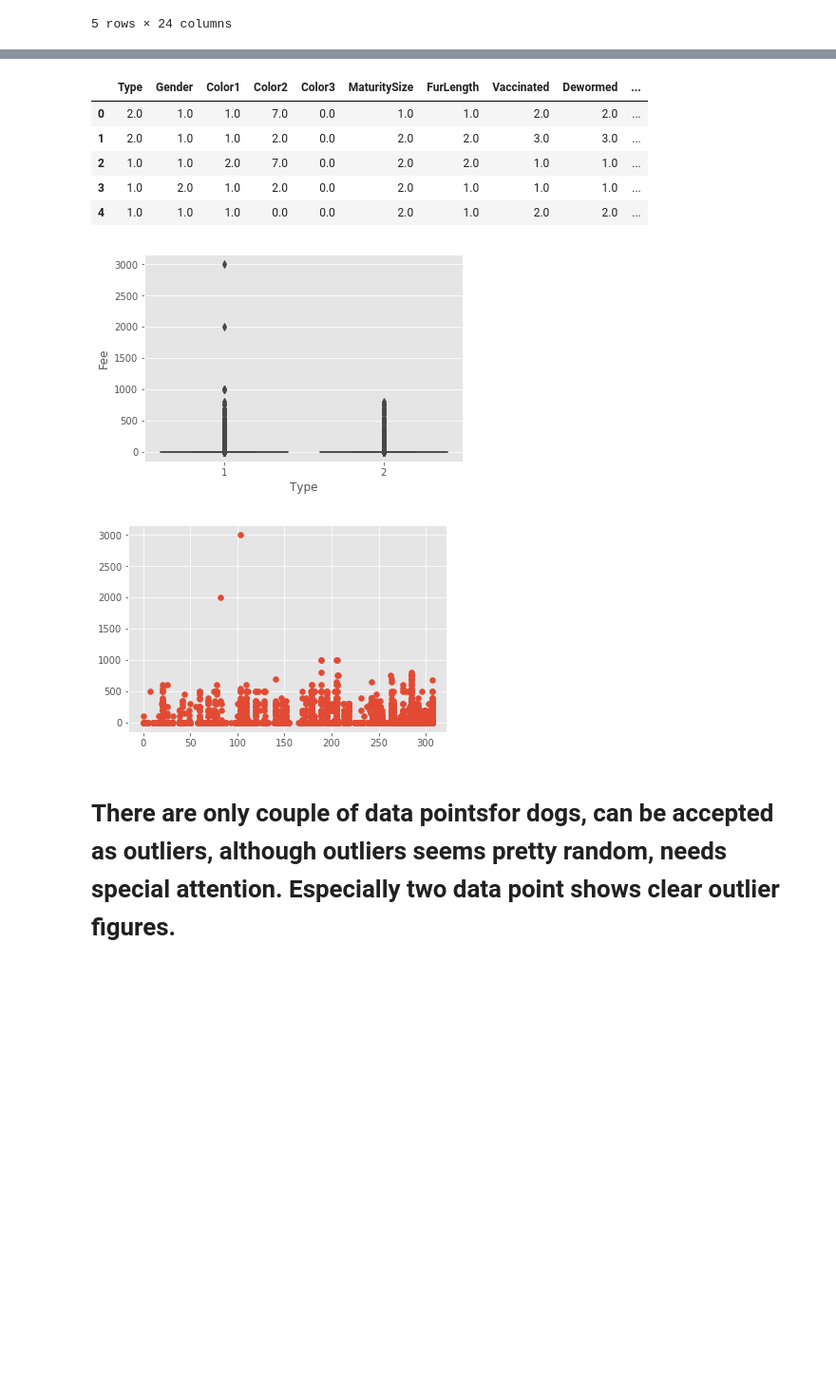
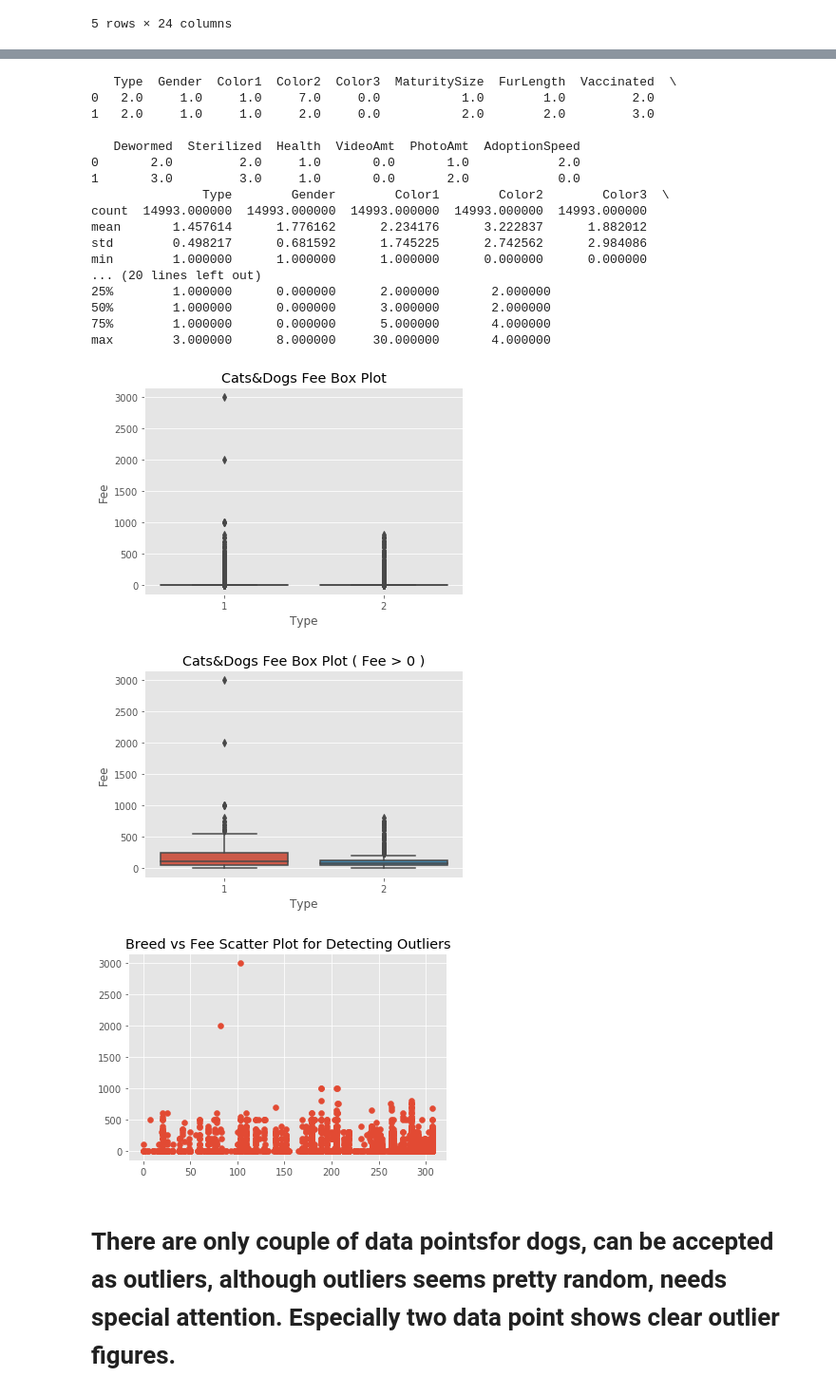
Before and after one commit to soultogi/Springboard, a Jupyter notebook: Pet_Adoption_Research.ipynb, the cells around one changed output, grey strips where cells are left out. Shown at 95% size. Saved outputs shown, nothing was run; the diff lists cells and outputs as text; code cells hidden in the pictures; blank space fills up the shorter version.

```diff
--- a/Pet_Adoption_Research.ipynb
+++ b/Pet_Adoption_Research.ipynb
@@ -66,26 +91,48 @@ df.describe()
 | 75% | 2.000000 | 12.000000 | 307.000000 | 179.000000 | 2.000000 | 3.000000 | 6.000000 | 5.000000 | 2.000000 | 2.000000 | ... |
 | max | 2.000000 | 255.000000 | 307.000000 | 307.000000 | 3.000000 | 7.000000 | 7.000000 | 7.000000 | 4.000000 | 3.000000 | ... |
 # %%
+# Most data was categorical and didn't give much information. These variables sliced
+# categorical descriptives checked.
+
 categoricals = [df.Type, df.Gender, df.Color1, df.Color2, df.Color3, df.MaturitySize, df.FurLength, df.Vaccinated, df.Dewormed, df.Sterilized, df.Health, df.VideoAmt, df.PhotoAmt, df.AdoptionSpeed]
 
 categoricals = pd.DataFrame(categoricals).T
 
-categoricals.head()
+print(categoricals.head(2))
+
+print(categoricals.describe())
 # %% [output]
-|  | Type | Gender | Color1 | Color2 | Color3 | MaturitySize | FurLength | Vaccinated | Dewormed | ... |
-| 0 | 2.0 | 1.0 | 1.0 | 7.0 | 0.0 | 1.0 | 1.0 | 2.0 | 2.0 | ... |
-| 1 | 2.0 | 1.0 | 1.0 | 2.0 | 0.0 | 2.0 | 2.0 | 3.0 | 3.0 | ... |
-| 2 | 1.0 | 1.0 | 2.0 | 7.0 | 0.0 | 2.0 | 2.0 | 1.0 | 1.0 | ... |
-| 3 | 1.0 | 2.0 | 1.0 | 2.0 | 0.0 | 2.0 | 1.0 | 1.0 | 1.0 | ... |
-| 4 | 1.0 | 1.0 | 1.0 | 0.0 | 0.0 | 2.0 | 1.0 | 2.0 | 2.0 | ... |
+   Type  Gender  Color1  Color2  Color3  MaturitySize  FurLength  Vaccinated  \
+0   2.0     1.0     1.0     7.0     0.0           1.0        1.0         2.0
+1   2.0     1.0     1.0     2.0     0.0           2.0        2.0         3.0
+
+   Dewormed  Sterilized  Health  VideoAmt  PhotoAmt  AdoptionSpeed
+0       2.0         2.0     1.0       0.0       1.0            2.0
+1       3.0         3.0     1.0       0.0       2.0            0.0
+               Type        Gender        Color1        Color2        Color3  \
+count  14993.000000  14993.000000  14993.000000  14993.000000  14993.000000
+mean       1.457614      1.776162      2.234176      3.222837      1.882012
+std        0.498217      0.681592      1.745225      2.742562      2.984086
+min        1.000000      1.000000      1.000000      0.000000      0.000000
+... (20 lines left out)
+25%        1.000000      0.000000      2.000000       2.000000
+50%        1.000000      0.000000      3.000000       2.000000
+75%        1.000000      0.000000      5.000000       4.000000
+max        3.000000      8.000000     30.000000       4.000000
 # %%
 sns.boxplot(x=df.Type, y=df.Fee)
+plt.title('Cats&Dogs Fee Box Plot')
+plt.show()
+sns.boxplot(x=df.Type, y=df[df.Fee > 0].Fee)
+plt.title('Cats&Dogs Fee Box Plot ( Fee > 0 )')
 plt.show()
 plt.scatter(x=df.Breed1, y=df.Fee)
+plt.title('Breed vs Fee Scatter Plot for Detecting Outliers')
 plt.show()
 # %% [output]
-[figure, old version]
+[figure, new version]
-[figure, old version]
+[figure, new version]
+[figure, added]
 # %% [markdown]
 # There are only couple of data pointsfor dogs, can be accepted as outliers, although outliers seems pretty random, needs special attention. Especially two data point shows clear outlier figures.
 # %%
```
Also changed, not shown: parts of 36 cells of this notebook.
